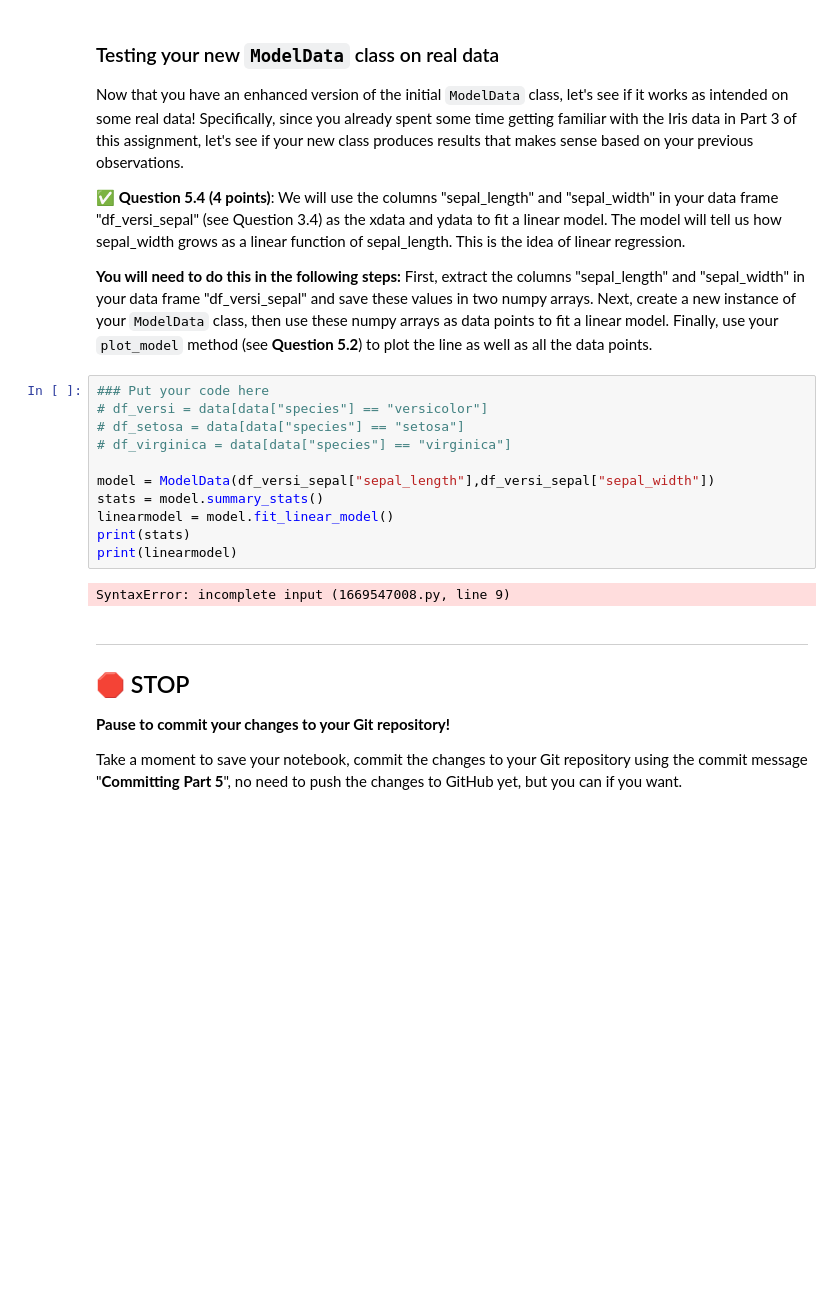
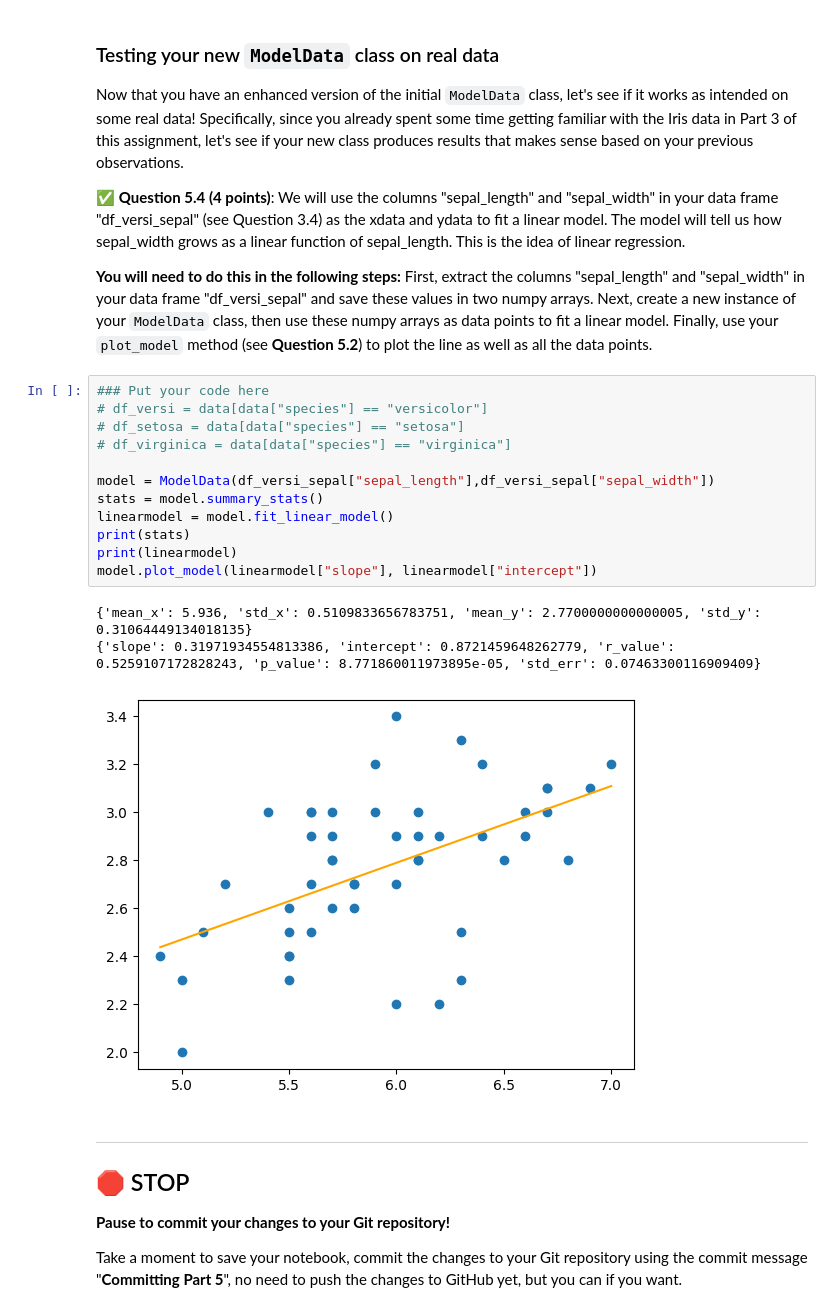
Before and after one commit to brytran/CMSE202-f23-turnin, a Jupyter notebook: hw-01/HW-01_GitPracticeDebuggingPythonPackagesAndClasses-STUDENT.ipynb, the cells around one changed output. Drawn from its saved outputs; the diff is of its cells as text; blank space fills up the shorter version.

```diff
--- a/hw-01/HW-01_GitPracticeDebuggingPythonPackagesAndClasses-STUDENT.ipynb
+++ b/hw-01/HW-01_GitPracticeDebuggingPythonPackagesAndClasses-STUDENT.ipynb
@@ -708,16 +708,19 @@ Now that you have an enhanced version of the initial `ModelData` class, let's se
 # %%
 ### Put your code here
 # df_versi = data[data["species"] == "versicolor"]
 # df_setosa = data[data["species"] == "setosa"]
 # df_virginica = data[data["species"] == "virginica"]
 
 model = ModelData(df_versi_sepal["sepal_length"],df_versi_sepal["sepal_width"])
 stats = model.summary_stats()
 linearmodel = model.fit_linear_model()
 print(stats)
 print(linearmodel)
+model.plot_model(linearmodel["slope"], linearmodel["intercept"])
 # %% [output]
-SyntaxError: incomplete input (1669547008.py, line 9)
+{'mean_x': 5.936, 'std_x': 0.5109833656783751, 'mean_y': 2.7700000000000005, 'std_y': 0.31064449134018135}
+{'slope': 0.31971934554813386, 'intercept': 0.8721459648262779, 'r_value': 0.5259107172828243, 'p_value': 8.771860011973895e-05, 'std_err': 0.07463300116909409}
+[figure, added]
 # %% [markdown]
 ---
 ## &#128721; STOP
```
